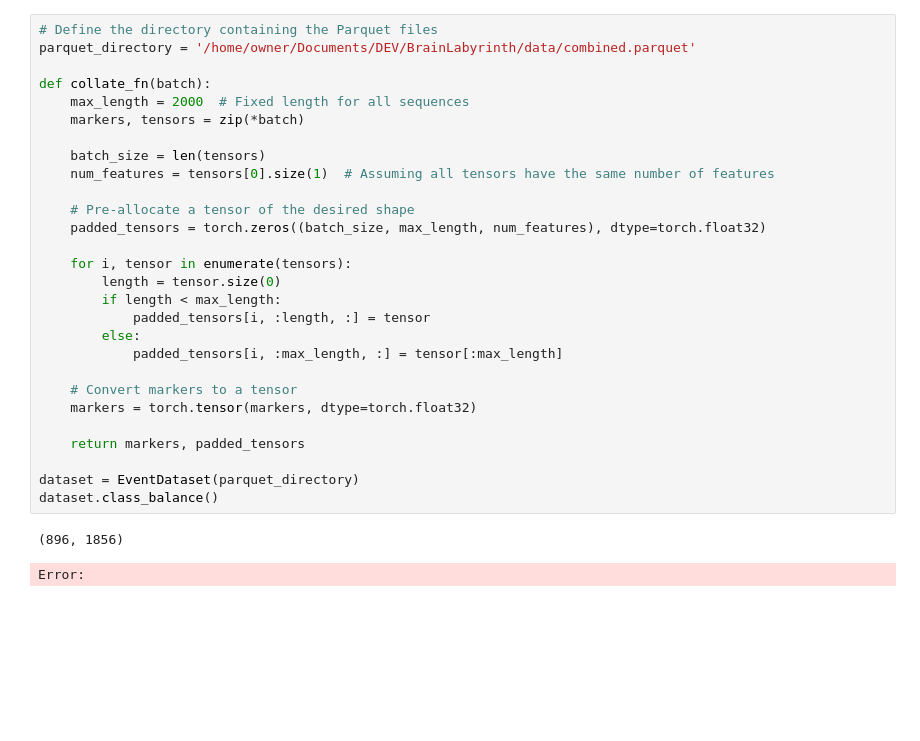
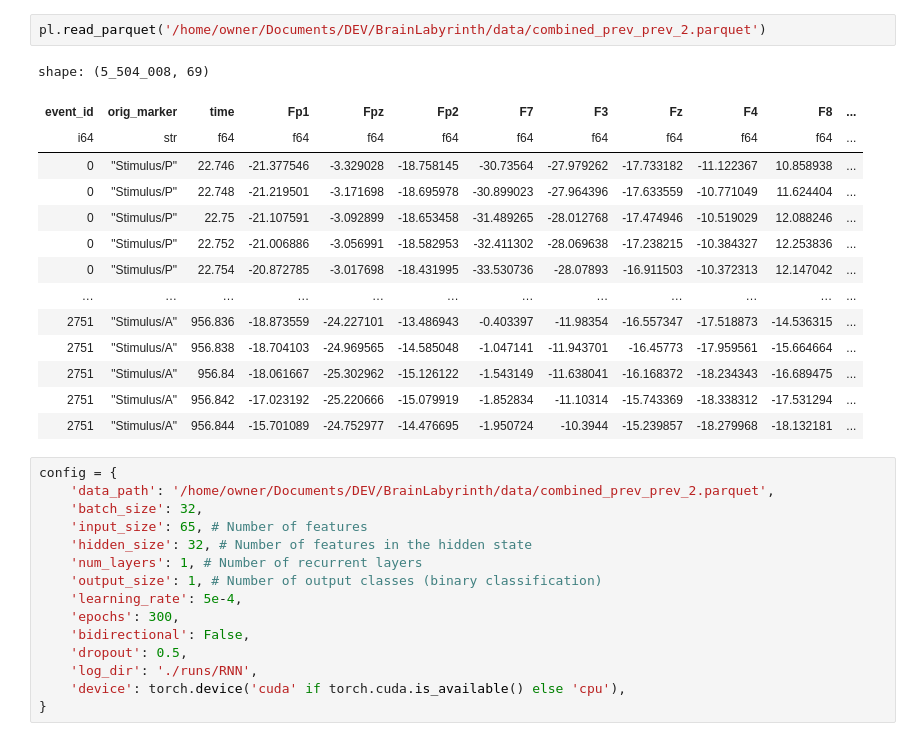
Before and after one commit to xCthulhuFtagn/BrainLabyrinth, a Jupyter notebook: train_RNN.ipynb, the cells around one changed output. Drawn from its saved outputs; the diff is of its cells as text; blank space fills up the shorter version.

```diff
--- a/train_RNN.ipynb
+++ b/train_RNN.ipynb
@@ -64,31 +32,32 @@ class EventDataset(Dataset):
-# %%
-# Define the directory containing the Parquet files
-parquet_directory = '/home/owner/Documents/DEV/BrainLabyrinth/data/combined.parquet'
-
-def collate_fn(batch):
-    max_length = 2000  # Fixed length for all sequences
-    markers, tensors = zip(*batch)
-
-    batch_size = len(tensors)
-    num_features = tensors[0].size(1)  # Assuming all tensors have the same number of features
-
-    # Pre-allocate a tensor of the desired shape
-    padded_tensors = torch.zeros((batch_size, max_length, num_features), dtype=torch.float32)
-
-    for i, tensor in enumerate(tensors):
-        length = tensor.size(0)
-        if length < max_length:
-            padded_tensors[i, :length, :] = tensor
-        else:
-            padded_tensors[i, :max_length, :] = tensor[:max_length]
-
-    # Convert markers to a tensor
-    markers = torch.tensor(markers, dtype=torch.float32)
-
-    return markers, padded_tensors
-
-dataset = EventDataset(parquet_directory)
-dataset.class_balance()
-# %% [output]
-(896, 1856)
-Error:
+# %%
+pl.read_parquet('/home/owner/Documents/DEV/BrainLabyrinth/data/combined_prev_prev_2.parquet')
+# %% [output]
+shape: (5_504_008, 69)
+| event_id | orig_marker | time | Fp1 | Fpz | Fp2 | F7 | F3 | Fz | F4 | F8 | ... |
+| i64 | str | f64 | f64 | f64 | f64 | f64 | f64 | f64 | f64 | f64 | ... |
+| 0 | "Stimulus/P" | 22.746 | -21.377546 | -3.329028 | -18.758145 | -30.73564 | -27.979262 | -17.733182 | -11.122367 | 10.858938 | ... |
+| 0 | "Stimulus/P" | 22.748 | -21.219501 | -3.171698 | -18.695978 | -30.899023 | -27.964396 | -17.633559 | -10.771049 | 11.624404 | ... |
+| 0 | "Stimulus/P" | 22.75 | -21.107591 | -3.092899 | -18.653458 | -31.489265 | -28.012768 | -17.474946 | -10.519029 | 12.088246 | ... |
+| 0 | "Stimulus/P" | 22.752 | -21.006886 | -3.056991 | -18.582953 | -32.411302 | -28.069638 | -17.238215 | -10.384327 | 12.253836 | ... |
+| 0 | "Stimulus/P" | 22.754 | -20.872785 | -3.017698 | -18.431995 | -33.530736 | -28.07893 | -16.911503 | -10.372313 | 12.147042 | ... |
+| … | … | … | … | … | … | … | … | … | … | … | ... |
+| 2751 | "Stimulus/A" | 956.836 | -18.873559 | -24.227101 | -13.486943 | -0.403397 | -11.98354 | -16.557347 | -17.518873 | -14.536315 | ... |
+| 2751 | "Stimulus/A" | 956.838 | -18.704103 | -24.969565 | -14.585048 | -1.047141 | -11.943701 | -16.45773 | -17.959561 | -15.664664 | ... |
+| 2751 | "Stimulus/A" | 956.84 | -18.061667 | -25.302962 | -15.126122 | -1.543149 | -11.638041 | -16.168372 | -18.234343 | -16.689475 | ... |
+| 2751 | "Stimulus/A" | 956.842 | -17.023192 | -25.220666 | -15.079919 | -1.852834 | -11.10314 | -15.743369 | -18.338312 | -17.531294 | ... |
+| 2751 | "Stimulus/A" | 956.844 | -15.701089 | -24.752977 | -14.476695 | -1.950724 | -10.3944 | -15.239857 | -18.279968 | -18.132181 | ... |
+# %%
+config = {
+    'data_path': '/home/owner/Documents/DEV/BrainLabyrinth/data/combined_prev_prev_2.parquet',
+    'batch_size': 32,
+    'input_size': 65, # Number of features
+    'hidden_size': 32, # Number of features in the hidden state
+    'num_layers': 1, # Number of recurrent layers
+    'output_size': 1, # Number of output classes (binary classification)
+    'learning_rate': 5e-4,
+    'epochs': 300,
+    'bidirectional': False,
+    'dropout': 0.5,
+    'log_dir': './runs/RNN',
+    'device': torch.device('cuda' if torch.cuda.is_available() else 'cpu'),
+}
```
Also changed, not shown: parts of 10 cells of this notebook, 1 other file.
